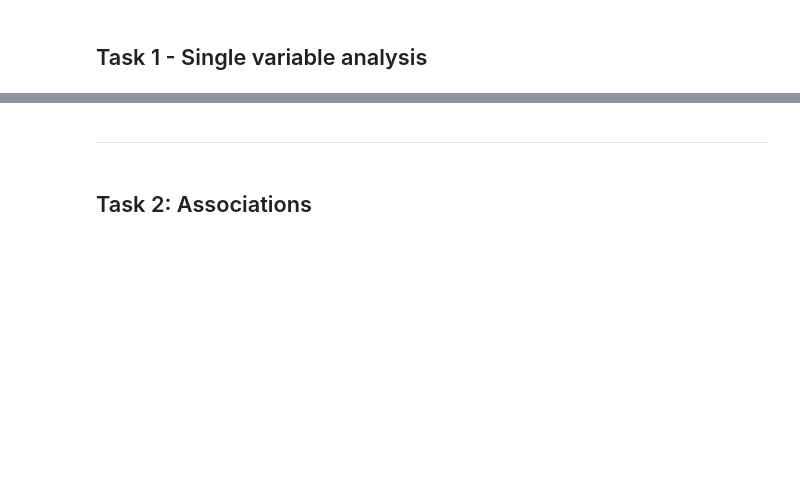
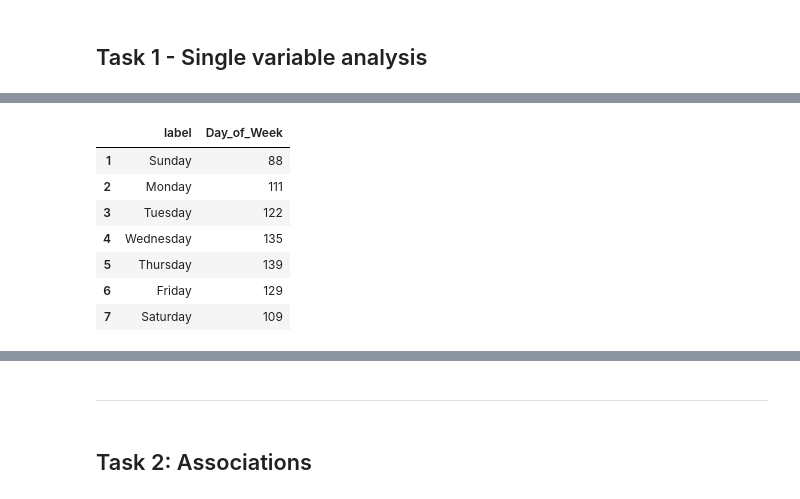
Before and after one commit to mszell/fyp2021p01lectures, a Jupyter notebook: notebooks/fyp2021p01product.ipynb, the cells around one changed output, grey strips where cells are left out. Saved outputs shown, nothing was run; the diff lists cells and outputs as text; code cells hidden in the pictures; blank space fills up the shorter version.

```diff
--- a/notebooks/fyp2021p01product.ipynb
+++ b/notebooks/fyp2021p01product.ipynb
@@ -18,0 +165,12 @@ import numpy as np
+# %%
+# Time analysis
+pd.concat([VAR['Day_of_Week'], DATA['accident']['Day_of_Week'].value_counts()], axis=1)
+# %% [output]
+|  | label | Day_of_Week |
+| 1 | Sunday | 88 |
+| 2 | Monday | 111 |
+| 3 | Tuesday | 122 |
+| 4 | Wednesday | 135 |
+| 5 | Thursday | 139 |
+| 6 | Friday | 129 |
+| 7 | Saturday | 109 |
```
Also changed, not shown: parts of 13 cells of this notebook, 3 other files.
